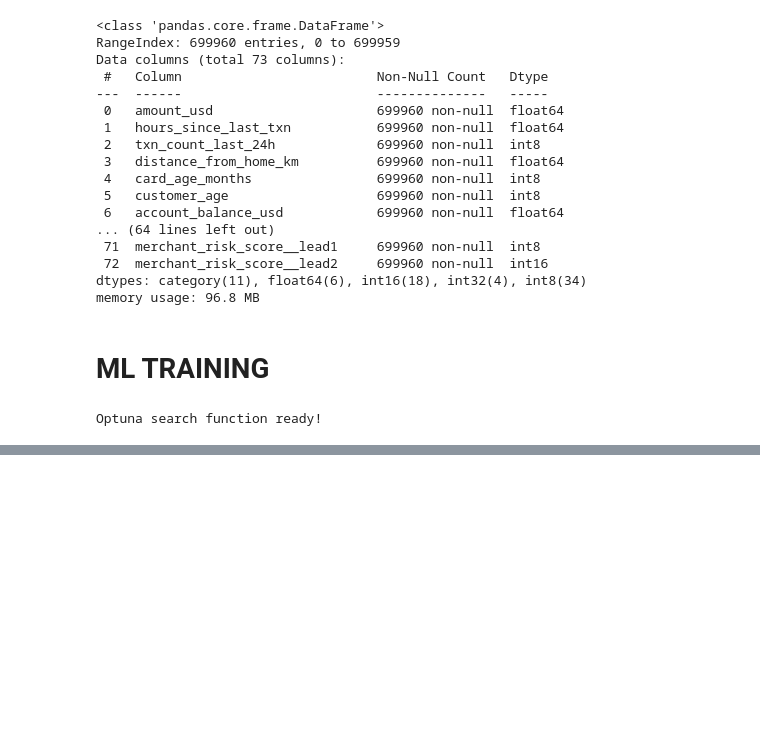
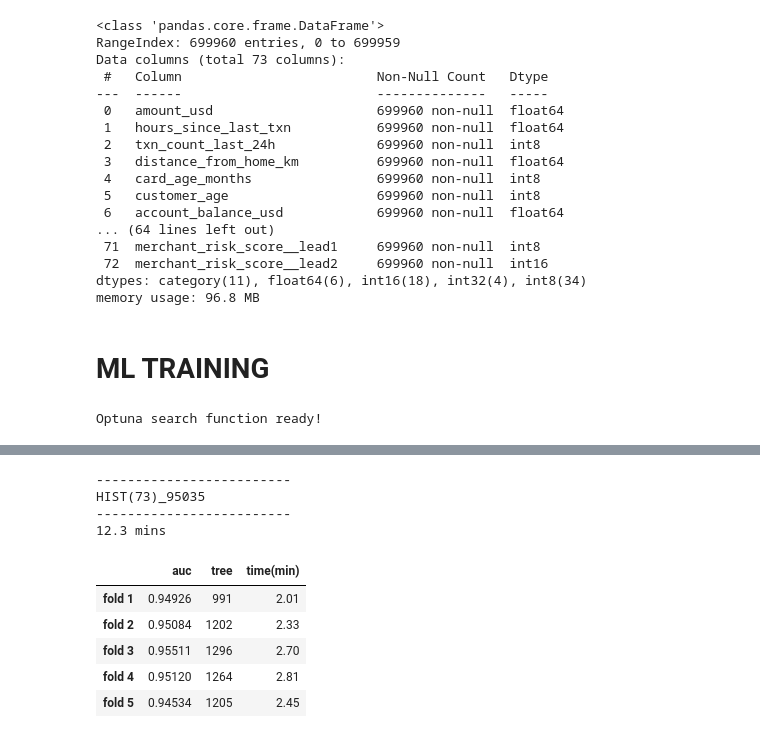
Before and after one commit to coded-sly/PS6E11-CreditCard-Fraud, a Jupyter notebook: ps6e11-hist-cardfraud.ipynb, the cells around one changed output, grey strips where cells are left out. Cells and saved outputs as stored; diff of their text form; code cells hidden in the pictures; blank space fills up the shorter version.

```diff
--- a/ps6e11-hist-cardfraud.ipynb
+++ b/ps6e11-hist-cardfraud.ipynb
@@ -1400,13 +1428,24 @@ if 'opt_study' in globals():
 # --------------------------------------------------
 # 3.22 mins
 # %%
-# n = f"{model_name}_{str(avg_auc).split('.')[1]}"
+n = f"{model_name}_{str(avg_auc).split('.')[1]}"
 
-# print('-'*25)
-# print(f"{Fore.YELLOW}{Style.BRIGHT}{n}{Style.RESET_ALL}")
-# print('-'*25)
+print('-'*25)
+print(f"{Fore.YELLOW}{Style.BRIGHT}{n}{Style.RESET_ALL}")
+print('-'*25)
 
-# fold_df = pd.DataFrame(fold_results, index=[f"fold {i+1}" for i in range(FOLDS)])
-# print(f"{tt:.3g} mins\n")
-# fold_df #.style.background_gradient(subset=['auc'], cmap='Blues')
+fold_df = pd.DataFrame(fold_results, index=[f"fold {i+1}" for i in range(FOLDS)])
+print(f"{tt:.3g} mins\n")
+fold_df #.style.background_gradient(subset=['auc'], cmap='Blues')
+# %% [output]
+-------------------------
+HIST(73)_95035
+-------------------------
+12.3 mins
+|  | auc | tree | time(min) |
+| fold 1 | 0.94926 | 991 | 2.01 |
+| fold 2 | 0.95084 | 1202 | 2.33 |
+| fold 3 | 0.95511 | 1296 | 2.70 |
+| fold 4 | 0.95120 | 1264 | 2.81 |
+| fold 5 | 0.94534 | 1205 | 2.45 |
 # %%
```
Also changed, not shown: parts of 14 cells of this notebook.
